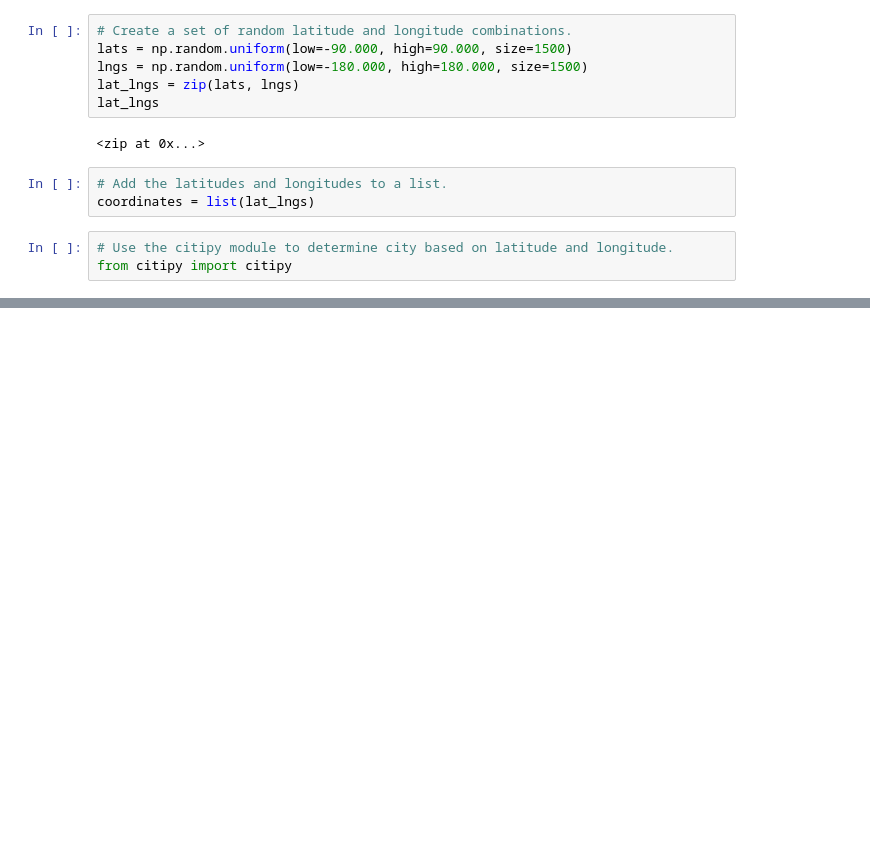
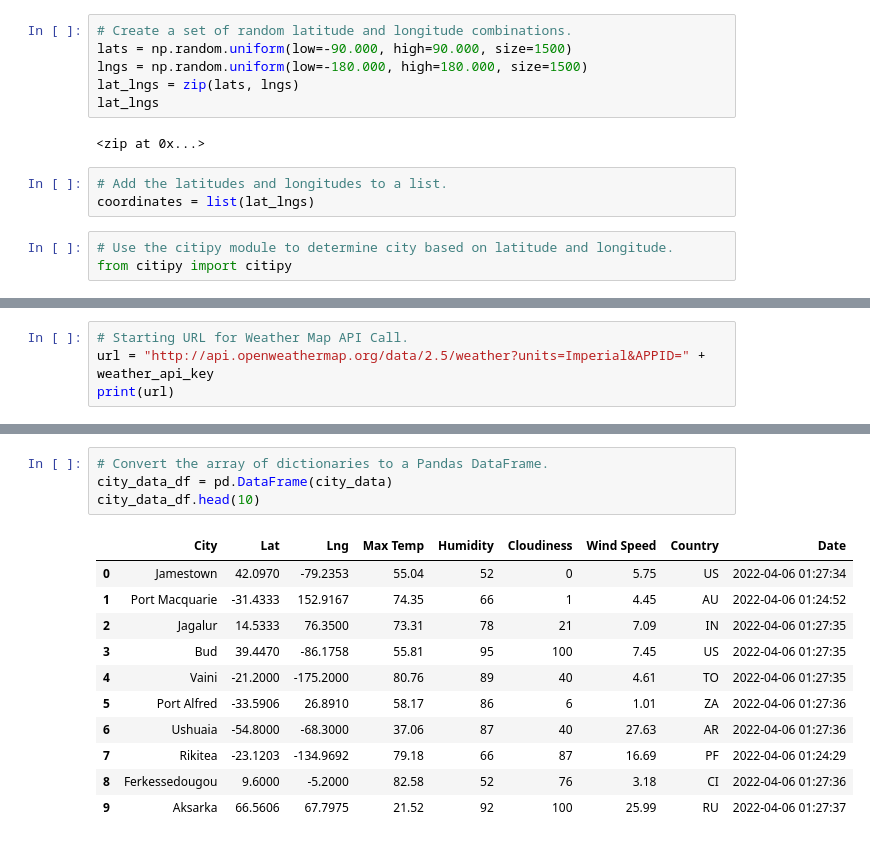
Before and after one commit to B-Stanley-0316/World_Weather_Analysis, a Jupyter notebook: WeatherPy.ipynb, the cells around one changed output, grey strips where cells are left out. Saved outputs shown, nothing was run; the diff lists cells and outputs as text; blank space fills up the shorter version.

```diff
--- a/WeatherPy.ipynb
+++ b/WeatherPy.ipynb
@@ -33,0 +44,4 @@ len(cities)
+# %%
+# Starting URL for Weather Map API Call.
+url = "http://api.openweathermap.org/data/2.5/weather?units=Imperial&APPID=" + weather_api_key
+print(url)
@@ -33,0 +130,16 @@ len(cities)
+# %%
+# Convert the array of dictionaries to a Pandas DataFrame.
+city_data_df = pd.DataFrame(city_data)
+city_data_df.head(10)
+# %% [output]
+|  | City | Lat | Lng | Max Temp | Humidity | Cloudiness | Wind Speed | Country | Date |
+| 0 | Jamestown | 42.0970 | -79.2353 | 55.04 | 52 | 0 | 5.75 | US | 2022-04-06 01:27:34 |
+| 1 | Port Macquarie | -31.4333 | 152.9167 | 74.35 | 66 | 1 | 4.45 | AU | 2022-04-06 01:24:52 |
+| 2 | Jagalur | 14.5333 | 76.3500 | 73.31 | 78 | 21 | 7.09 | IN | 2022-04-06 01:27:35 |
+| 3 | Bud | 39.4470 | -86.1758 | 55.81 | 95 | 100 | 7.45 | US | 2022-04-06 01:27:35 |
+| 4 | Vaini | -21.2000 | -175.2000 | 80.76 | 89 | 40 | 4.61 | TO | 2022-04-06 01:27:35 |
+| 5 | Port Alfred | -33.5906 | 26.8910 | 58.17 | 86 | 6 | 1.01 | ZA | 2022-04-06 01:27:36 |
+| 6 | Ushuaia | -54.8000 | -68.3000 | 37.06 | 87 | 40 | 27.63 | AR | 2022-04-06 01:27:36 |
+| 7 | Rikitea | -23.1203 | -134.9692 | 79.18 | 66 | 87 | 16.69 | PF | 2022-04-06 01:24:29 |
+| 8 | Ferkessedougou | 9.6000 | -5.2000 | 82.58 | 52 | 76 | 3.18 | CI | 2022-04-06 01:27:36 |
+| 9 | Aksarka | 66.5606 | 67.7975 | 21.52 | 92 | 100 | 25.99 | RU | 2022-04-06 01:27:37 |
```
Also changed, not shown: parts of 5 cells of this notebook, 3 other files.
